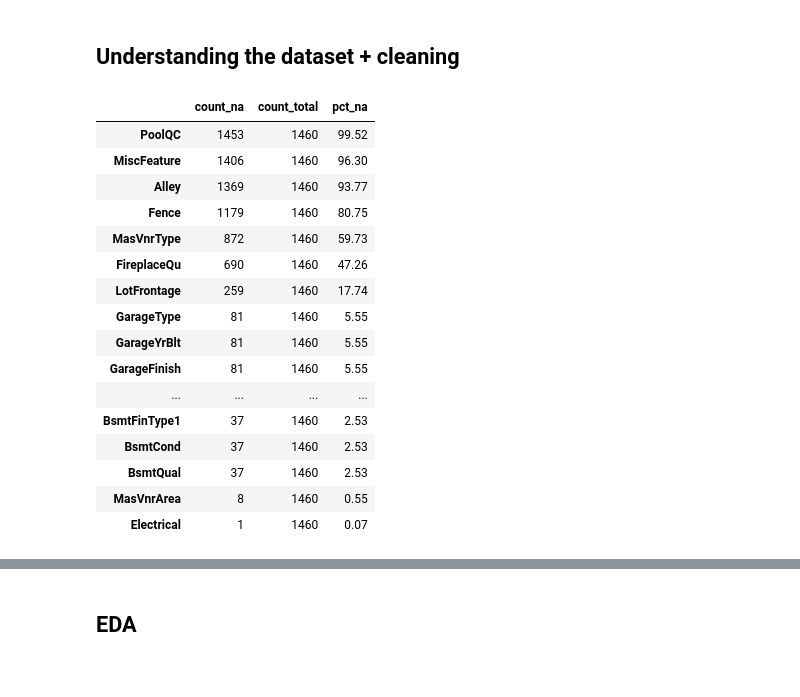
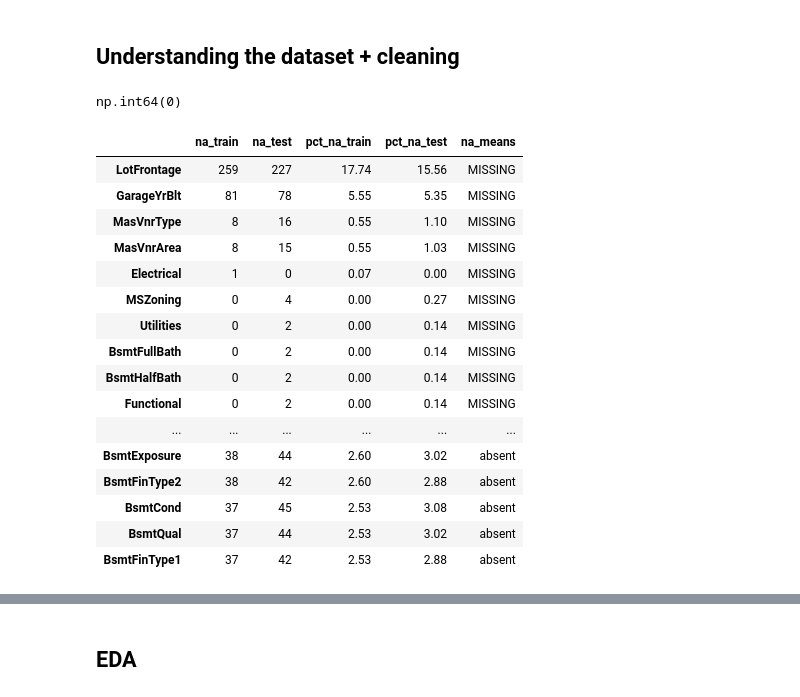
Before and after one commit to jxwhat/22DM012-assn01-apartmentprices, a Jupyter notebook: workings/playground.ipynb, the cells around one changed output, grey strips where cells are left out. Cells and saved outputs as stored; diff of their text form; code cells hidden in the pictures.

Commit message:
added data cleaning and another experimental naive model

```diff
--- a/workings/playground.ipynb
+++ b/workings/playground.ipynb
@@ -67,31 +164,52 @@ def plot_scatter(df, x, y, alpha=0.4):
 # %%
 ROOT = Path.cwd() if (Path.cwd() / "data").exists() else Path.cwd().parent
-df_data = pd.read_csv(ROOT / "data" / "train.csv")
+# only the literal string "NA" becomes NaN: pandas' default would also turn MasVnrType's "None" (= no veneer) into NaN
+read_kwargs = dict(keep_default_na=False, na_values=['NA'])
+df_data = pd.read_csv(ROOT / "data" / "train.csv", **read_kwargs)
+df_test = pd.read_csv(ROOT / "data" / "test.csv", **read_kwargs)
 # %% [markdown]
 ## Understanding the dataset + cleaning
+# %%
+df_data.duplicated().sum()  # 0
+# %% [output]
+np.int64(0)
 # %%
+# NA summary across train AND test (features only), split by what NA means for each column
+## columns where data_description.txt lists NA as a code, i.e. NA = feature absent (e.g. "NA  No Garage")
+l_na_coded = []
+col = None
+for line in open(ROOT / "data" / "data_description.txt"):
+    m = re.match(r'^(\w+):', line)  # column header line, e.g. "Alley: Type of alley access to property"
+    if m:
+        col = m.group(1)
+    elif col and re.match(r'^\s+NA\s', line):  # indented value line for the code NA
+        l_na_coded.append(col)
+
+l_features = df_test.columns  # everything except SalePrice
 na_summary = pd.DataFrame({
-    "count_na": df_data.isna().sum(),
-    "count_total": len(df_data),
-    "pct_na": round(df_data.isna().mean()*100, 2)
+    "na_train": df_data[l_features].isna().sum(),
+    "na_test": df_test.isna().sum(),
+    "pct_na_train": round(df_data[l_features].isna().mean()*100, 2),
+    "pct_na_test": round(df_test.isna().mean()*100, 2),
 })
-
-na_summary[na_summary['count_na']>0].sort_values('pct_na', ascending=False)
+na_summary['na_means'] = np.where(na_summary.index.isin(l_na_coded), 'absent', 'MISSING')
+na_summary = na_summary[(na_summary['na_train'] + na_summary['na_test']) > 0]
+na_summary.sort_values(['na_means', 'na_train', 'na_test'], ascending=[True, False, False])
 # %% [output]
-|  | count_na | count_total | pct_na |
-| PoolQC | 1453 | 1460 | 99.52 |
-| MiscFeature | 1406 | 1460 | 96.30 |
-| Alley | 1369 | 1460 | 93.77 |
-| Fence | 1179 | 1460 | 80.75 |
-| MasVnrType | 872 | 1460 | 59.73 |
-| FireplaceQu | 690 | 1460 | 47.26 |
-| LotFrontage | 259 | 1460 | 17.74 |
-| GarageType | 81 | 1460 | 5.55 |
-| GarageYrBlt | 81 | 1460 | 5.55 |
-| GarageFinish | 81 | 1460 | 5.55 |
-| ... | ... | ... | ... |
-| BsmtFinType1 | 37 | 1460 | 2.53 |
-| BsmtCond | 37 | 1460 | 2.53 |
-| BsmtQual | 37 | 1460 | 2.53 |
-| MasVnrArea | 8 | 1460 | 0.55 |
-| Electrical | 1 | 1460 | 0.07 |
+|  | na_train | na_test | pct_na_train | pct_na_test | na_means |
+| LotFrontage | 259 | 227 | 17.74 | 15.56 | MISSING |
+| GarageYrBlt | 81 | 78 | 5.55 | 5.35 | MISSING |
+| MasVnrType | 8 | 16 | 0.55 | 1.10 | MISSING |
+| MasVnrArea | 8 | 15 | 0.55 | 1.03 | MISSING |
+| Electrical | 1 | 0 | 0.07 | 0.00 | MISSING |
+| MSZoning | 0 | 4 | 0.00 | 0.27 | MISSING |
+| Utilities | 0 | 2 | 0.00 | 0.14 | MISSING |
+| BsmtFullBath | 0 | 2 | 0.00 | 0.14 | MISSING |
+| BsmtHalfBath | 0 | 2 | 0.00 | 0.14 | MISSING |
+| Functional | 0 | 2 | 0.00 | 0.14 | MISSING |
+| ... | ... | ... | ... | ... | ... |
+| BsmtExposure | 38 | 44 | 2.60 | 3.02 | absent |
+| BsmtFinType2 | 38 | 42 | 2.60 | 2.88 | absent |
+| BsmtCond | 37 | 45 | 2.53 | 3.08 | absent |
+| BsmtQual | 37 | 44 | 2.53 | 3.02 | absent |
+| BsmtFinType1 | 37 | 42 | 2.53 | 2.88 | absent |
```
Also changed, not shown: parts of 56 cells of this notebook, 4 other files.
